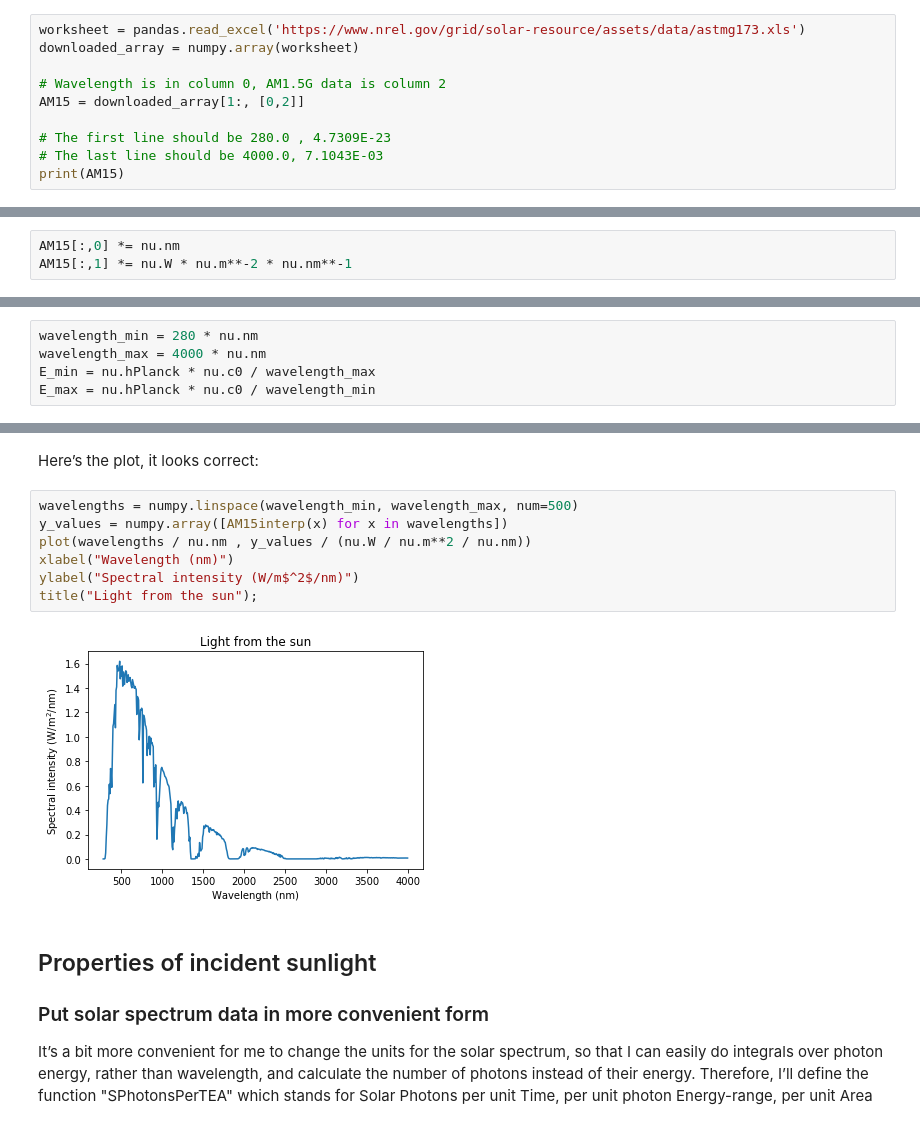
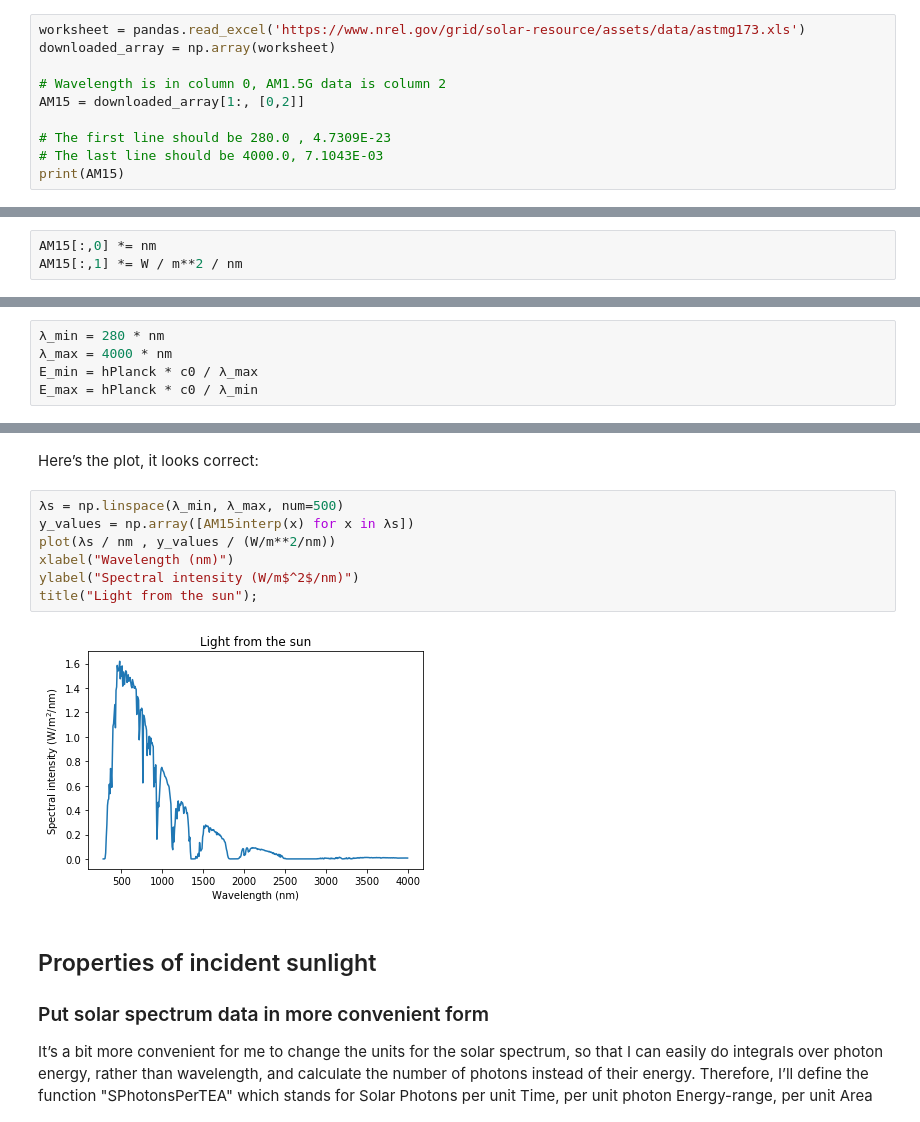
Before and after one commit to sbyrnes321/SolarCellEfficiencyLimits, a Jupyter notebook: sq.ipynb, the cells around one changed output, grey strips where cells are left out. Saved outputs shown, nothing was run; the diff lists cells and outputs as text.

```diff
--- a/sq.ipynb
+++ b/sq.ipynb
@@ -63,7 +56,7 @@ Tcell = 300 * nu.K
 The incident light intensity and spectrum is assumed to be the NREL AM1.5G spectrum, which approximates the light coming from the sun and sky at a typical latitude on a clear day. For more information go to https://www.nrel.gov/grid/solar-resource/spectra.html
 # %%
 worksheet = pandas.read_excel('https://www.nrel.gov/grid/solar-resource/assets/data/astmg173.xls')
-downloaded_array = numpy.array(worksheet)
+downloaded_array = np.array(worksheet)
 
 # Wavelength is in column 0, AM1.5G data is column 2
 AM15 = downloaded_array[1:, [0,2]]
@@ -82,15 +75,15 @@ print(AM15)
 # %% [markdown]
 Tack on the appropriate units:
 # %%
-AM15[:,0] *= nu.nm
-AM15[:,1] *= nu.W * nu.m**-2 * nu.nm**-1
+AM15[:,0] *= nm
+AM15[:,1] *= W / m**2 / nm
 # %% [markdown]
 The NREL data spans the following spectral range (in terms of both photon-wavelength and photon-frequency):
 # %%
-wavelength_min = 280 * nu.nm
-wavelength_max = 4000 * nu.nm
-E_min = nu.hPlanck * nu.c0 / wavelength_max
-E_max = nu.hPlanck * nu.c0 / wavelength_min
+λ_min = 280 * nm
+λ_max = 4000 * nm
+E_min = hPlanck * c0 / λ_max
+E_max = hPlanck * c0 / λ_min
 # %% [markdown]
 Interpolate to get a continuous function which I will be able to do integrals on:
 # %%
@@ -98,14 +91,14 @@ AM15interp = scipy.interpolate.interp1d(AM15[:,0], AM15[:,1])
 # %% [markdown]
 Here’s the plot, it looks correct:
 # %%
-wavelengths = numpy.linspace(wavelength_min, wavelength_max, num=500)
-y_values = numpy.array([AM15interp(x) for x in wavelengths])
-plot(wavelengths / nu.nm , y_values / (nu.W / nu.m**2 / nu.nm))
+λs = np.linspace(λ_min, λ_max, num=500)
+y_values = np.array([AM15interp(x) for x in λs])
+plot(λs / nm , y_values / (W/m**2/nm))
 xlabel("Wavelength (nm)")
 ylabel("Spectral intensity (W/m$^2$/nm)")
 title("Light from the sun");
 # %% [output]
-[figure, old version]
+[figure, new version]
 # %% [markdown]
 ## Properties of incident sunlight
 ### Put solar spectrum data in more convenient form
```
Also changed, not shown: parts of 28 cells of this notebook.
